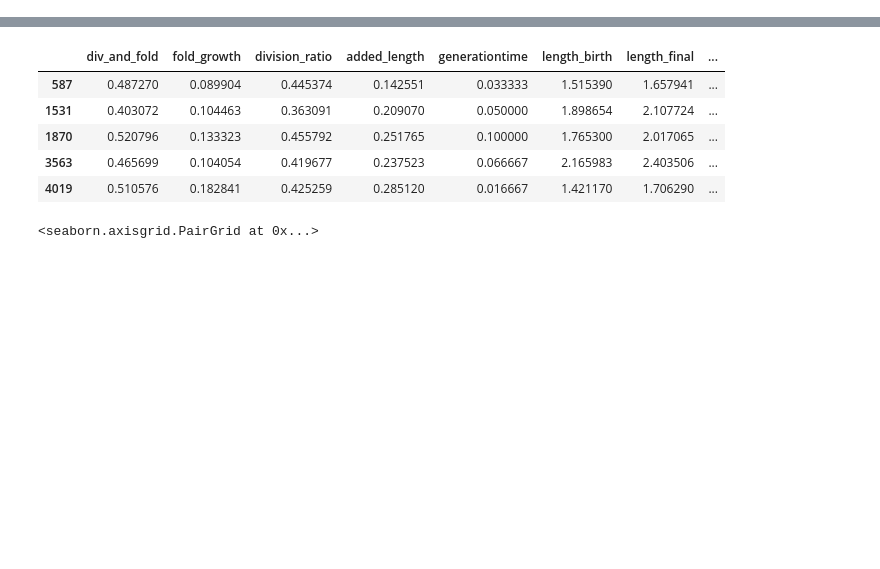
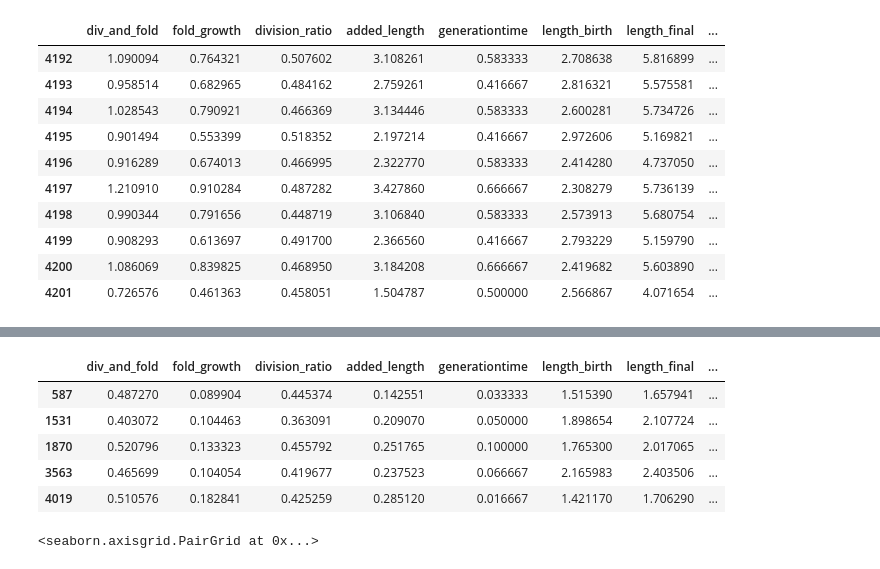
Before and after one commit to EmanueleSarte/microbial_growth, a Jupyter notebook: data.ipynb, the cells around one changed output, grey strips where cells are left out. Saved outputs shown, nothing was run; the diff lists cells and outputs as text; code cells hidden in the pictures; blank space fills up the shorter version.

```diff
--- a/data.ipynb
+++ b/data.ipynb
@@ -7,14 +7,27 @@ from util_funs import filter_data
 # %%
 tanouchi25c_set = pd.read_csv("./dataset/Tanouchi25C.csv")
 tanouchi37c_set = pd.read_csv("./dataset/Tanouchi37C.csv")
 susman18_set = pd.read_csv("./dataset/Susman18_physical_units.csv")
 tanouchi25c_set.df_name = "tanouchi25c"
 tanouchi37c_set.df_name = "tanouchi37c"
 susman18_set.df_name = "susman18"
 
-df = tanouchi37c_set
+df = susman18_set
 
-# df.head(10)
+df.head(10)
+df.tail(10)
+# %% [output]
+|  | div_and_fold | fold_growth | division_ratio | added_length | generationtime | length_birth | length_final | ... |
+| 4192 | 1.090094 | 0.764321 | 0.507602 | 3.108261 | 0.583333 | 2.708638 | 5.816899 | ... |
+| 4193 | 0.958514 | 0.682965 | 0.484162 | 2.759261 | 0.416667 | 2.816321 | 5.575581 | ... |
+| 4194 | 1.028543 | 0.790921 | 0.466369 | 3.134446 | 0.583333 | 2.600281 | 5.734726 | ... |
+| 4195 | 0.901494 | 0.553399 | 0.518352 | 2.197214 | 0.416667 | 2.972606 | 5.169821 | ... |
+| 4196 | 0.916289 | 0.674013 | 0.466995 | 2.322770 | 0.583333 | 2.414280 | 4.737050 | ... |
+| 4197 | 1.210910 | 0.910284 | 0.487282 | 3.427860 | 0.666667 | 2.308279 | 5.736139 | ... |
+| 4198 | 0.990344 | 0.791656 | 0.448719 | 3.106840 | 0.583333 | 2.573913 | 5.680754 | ... |
+| 4199 | 0.908293 | 0.613697 | 0.491700 | 2.366560 | 0.416667 | 2.793229 | 5.159790 | ... |
+| 4200 | 1.086069 | 0.839825 | 0.468950 | 3.184208 | 0.666667 | 2.419682 | 5.603890 | ... |
+| 4201 | 0.726576 | 0.461363 | 0.458051 | 1.504787 | 0.500000 | 2.566867 | 4.071654 | ... |
 # %%
 columns = ["division_ratio", "generationtime", "length_birth", "length_final", "growth_rate"]
 # df[columns].describe(percentiles=[0.01, 0.25, 0.5, 0.75, 0.99])
```
Also changed, not shown: parts of 2 cells of this notebook, 2 other files.
